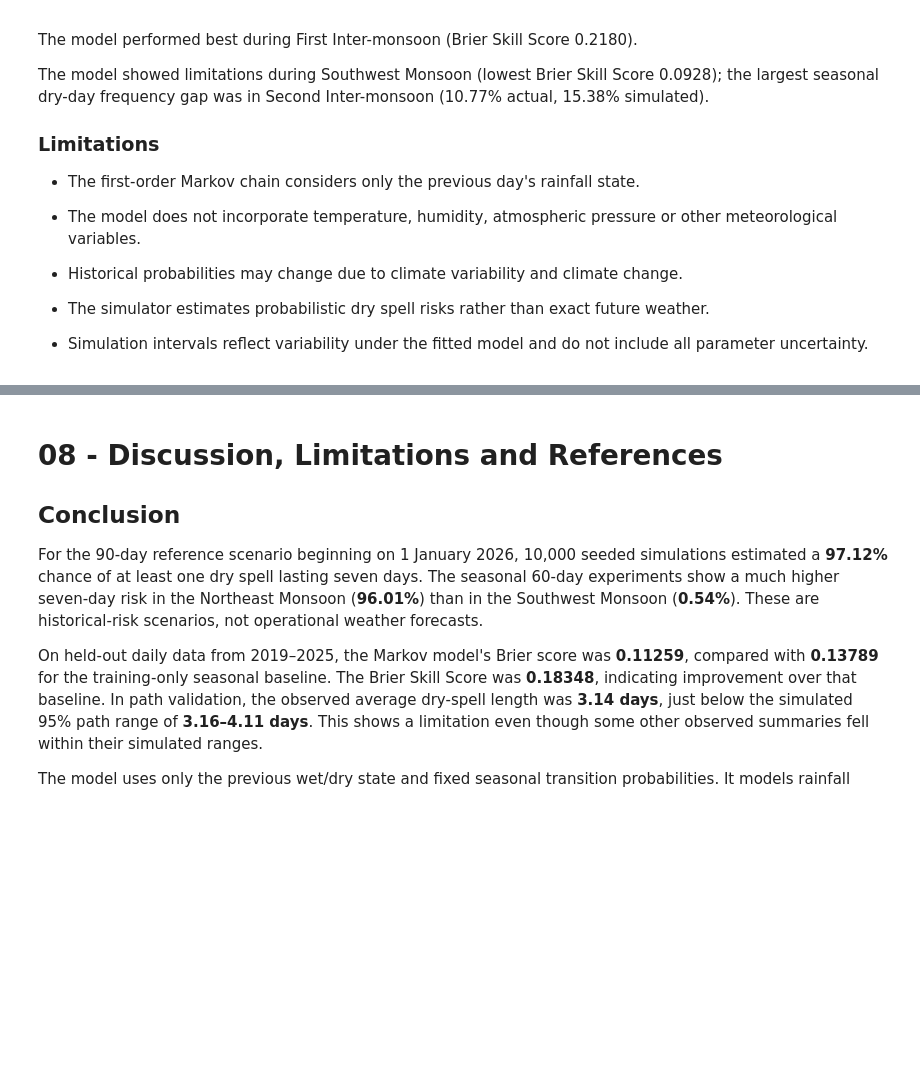
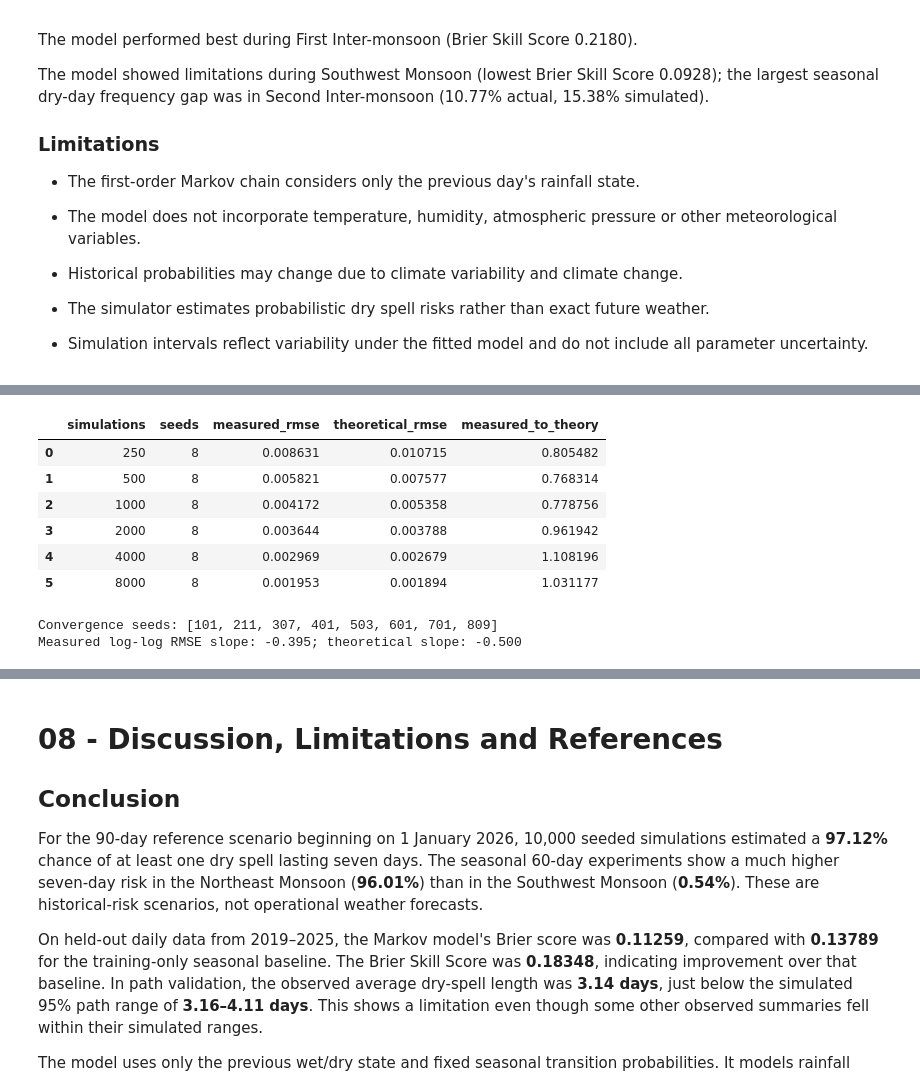
Before and after one commit to NikiniBandara/colombo-monsoon-dry-spell-simulator, a Jupyter notebook: notebook/colombo-monsoon-dry-spell-simulator.ipynb, the cells around one changed output, grey strips where cells are left out. Drawn from its saved outputs; the diff is of its cells as text; code cells hidden in the pictures; blank space fills up the shorter version.

```diff
--- a/notebook/colombo-monsoon-dry-spell-simulator.ipynb
+++ b/notebook/colombo-monsoon-dry-spell-simulator.ipynb
@@ -2163,0 +2307,49 @@ The model showed limitations during Southwest Monsoon (lowest Brier Skill Score
+# %%
+convergence_counts = np.array([250, 500, 1000, 2000, 4000, 8000])
+convergence_seeds = [101, 211, 307, 401, 503, 601, 701, 809]
+estimates_by_seed = []
+
+for seed in convergence_seeds:
+    _, paths = simulate_rainfall(
+        start_date="2026-01-01",
+        num_days=90,
+        num_simulations=int(convergence_counts[-1]),
+        initial_state=0,
+        seed=seed,
+    )
+    events = analyse_simulations(paths)["has_7_day_spell"].to_numpy(dtype=int)
+    cumulative_events = np.cumsum(events)
+    estimates_by_seed.append(cumulative_events[convergence_counts - 1] / convergence_counts)
+
+estimates_by_seed = np.asarray(estimates_by_seed)
+measured_rmse = np.sqrt(
+    np.mean((estimates_by_seed - exact_reference_probability) ** 2, axis=0)
+)
+theoretical_rmse = np.sqrt(
+    exact_reference_probability * (1 - exact_reference_probability) / convergence_counts
+)
+measured_slope = float(np.polyfit(np.log(convergence_counts), np.log(measured_rmse), 1)[0])
+
+convergence_table = pd.DataFrame({
+    "simulations": convergence_counts,
+    "seeds": len(convergence_seeds),
+    "measured_rmse": measured_rmse,
+    "theoretical_rmse": theoretical_rmse,
+    "measured_to_theory": measured_rmse / theoretical_rmse,
+})
+assert np.isfinite(convergence_table[["measured_rmse", "theoretical_rmse"]]).all().all()
+assert (convergence_table[["measured_rmse", "theoretical_rmse"]] > 0).all().all()
+display(convergence_table)
+convergence_table.to_csv(RESULTS / "monte_carlo_convergence.csv", index=False)
+print("Convergence seeds:", convergence_seeds)
+print(f"Measured log-log RMSE slope: {measured_slope:.3f}; theoretical slope: -0.500")
+# %% [output]
+|  | simulations | seeds | measured_rmse | theoretical_rmse | measured_to_theory |
+| 0 | 250 | 8 | 0.008631 | 0.010715 | 0.805482 |
+| 1 | 500 | 8 | 0.005821 | 0.007577 | 0.768314 |
+| 2 | 1000 | 8 | 0.004172 | 0.005358 | 0.778756 |
+| 3 | 2000 | 8 | 0.003644 | 0.003788 | 0.961942 |
+| 4 | 4000 | 8 | 0.002969 | 0.002679 | 1.108196 |
+| 5 | 8000 | 8 | 0.001953 | 0.001894 | 1.031177 |
+Convergence seeds: [101, 211, 307, 401, 503, 601, 701, 809]
+Measured log-log RMSE slope: -0.395; theoretical slope: -0.500
```
Also changed, not shown: parts of 7 cells of this notebook, 3 other files.
